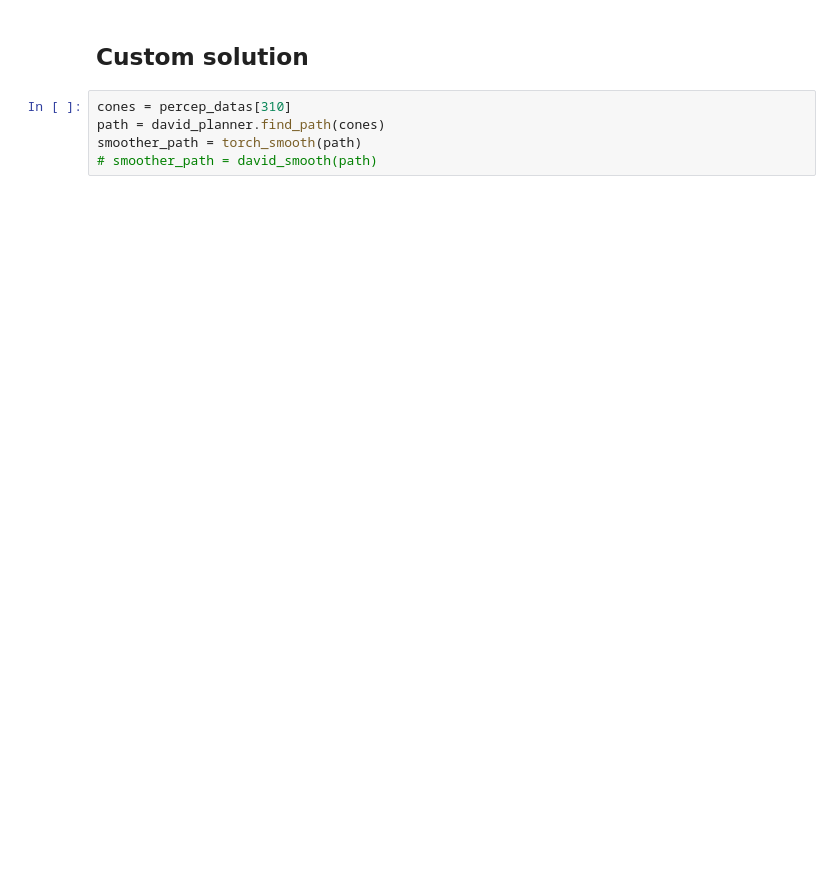
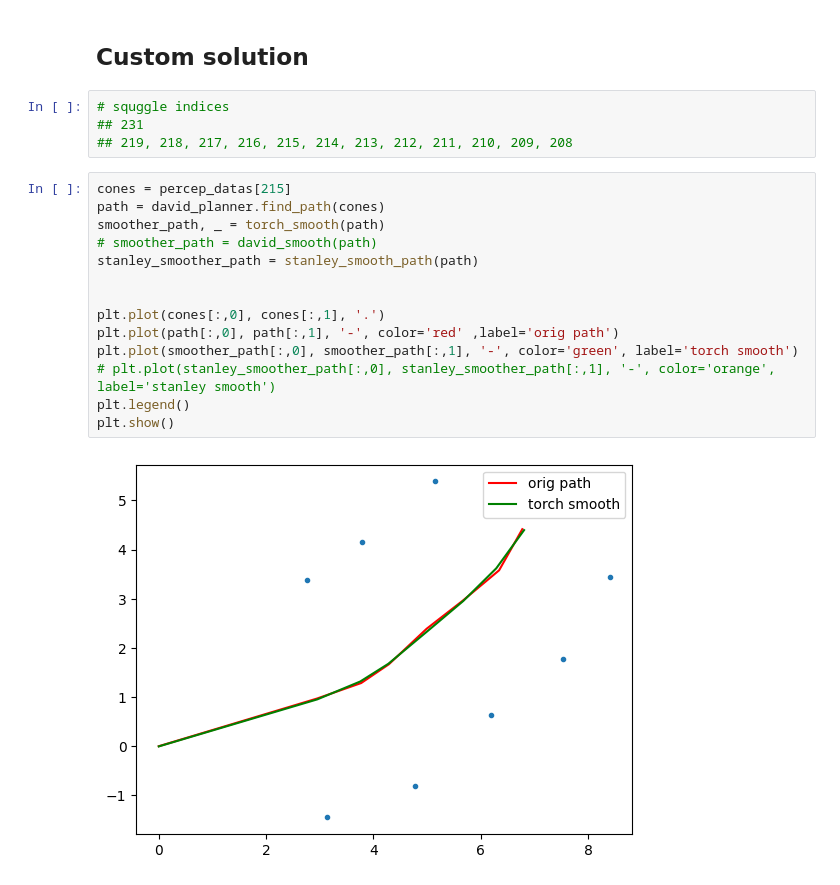
Before and after one commit to SnakeOnex/tinygrad, a Jupyter notebook: notebooks/planning_benchmarks.ipynb, the cells around one changed output. Saved outputs shown, nothing was run; the diff lists cells and outputs as text; blank space fills up the shorter version.

```diff
--- a/notebooks/planning_benchmarks.ipynb
+++ b/notebooks/planning_benchmarks.ipynb
@@ -123,10 +124,25 @@ took 0.63 seconds
 # %% [markdown]
 ## Custom solution
+# %%
+# squggle indices
+## 231
+## 219, 218, 217, 216, 215, 214, 213, 212, 211, 210, 209, 208
 # %%
-cones = percep_datas[310]
+cones = percep_datas[215]
 path = david_planner.find_path(cones)
-smoother_path = torch_smooth(path)
+smoother_path, _ = torch_smooth(path)
 # smoother_path = david_smooth(path)
+stanley_smoother_path = stanley_smooth_path(path)
+
+
+plt.plot(cones[:,0], cones[:,1], '.')
+plt.plot(path[:,0], path[:,1], '-', color='red' ,label='orig path')
+plt.plot(smoother_path[:,0], smoother_path[:,1], '-', color='green', label='torch smooth')
+# plt.plot(stanley_smoother_path[:,0], stanley_smoother_path[:,1], '-', color='orange', label='stanley smooth')
+plt.legend()
+plt.show()
+# %% [output]
+[figure, added]
 # %%
 plt.plot(cones[:,0], cones[:,1], '.')
 plt.plot(path[:,0], path[:,1], '-', color='red' ,label='orig path')
```
Also changed, not shown: parts of 19 cells of this notebook, 1 other file.
